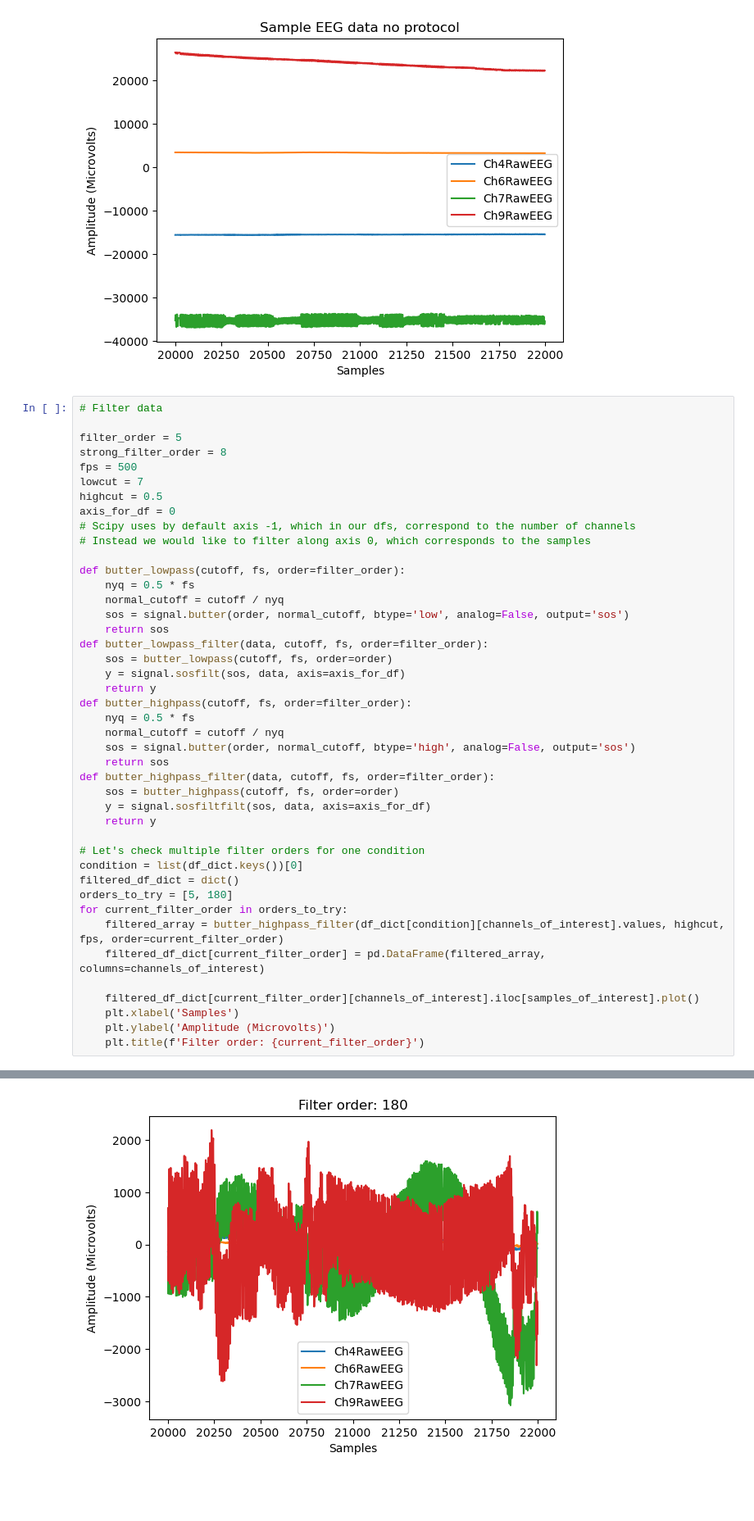
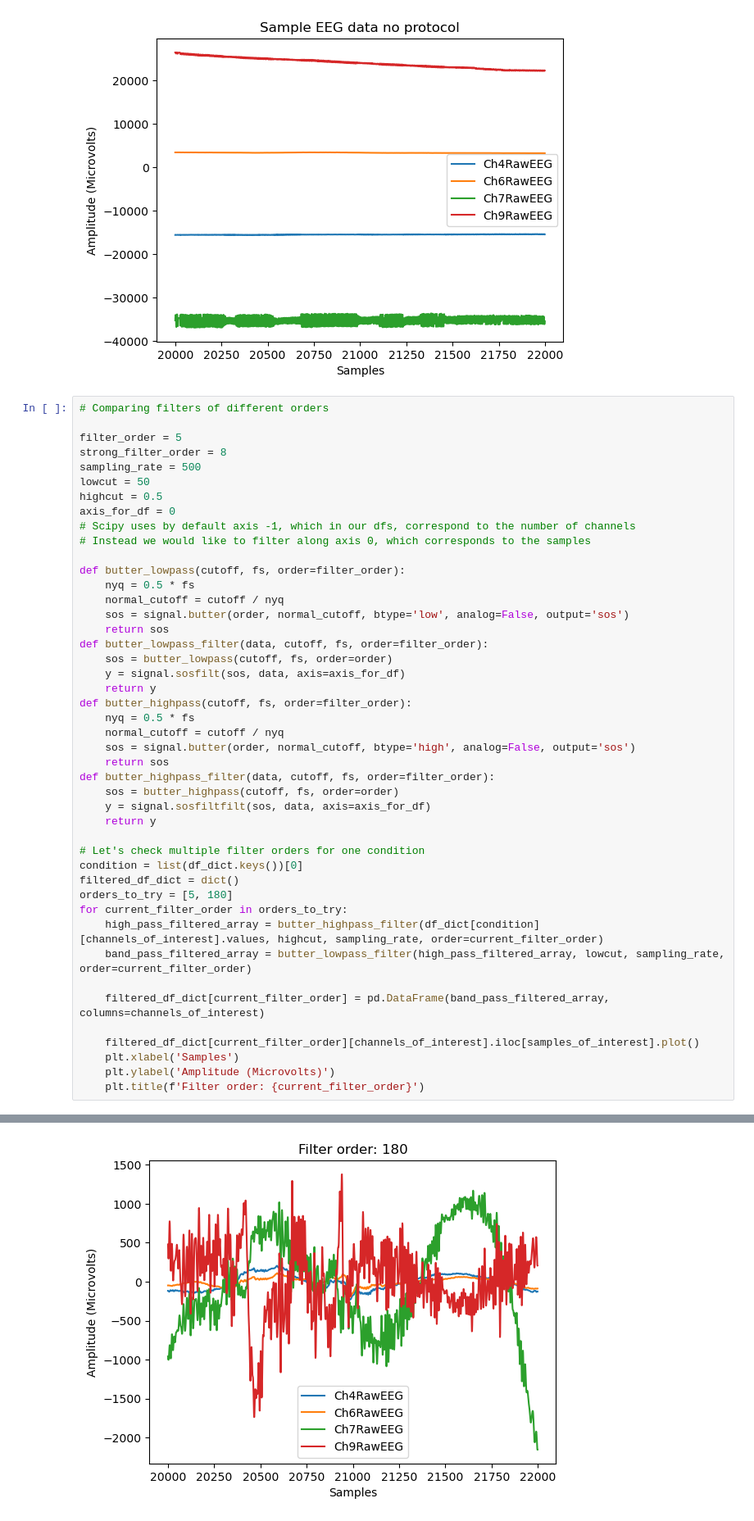
Before and after one commit to maviperu/focus-protocol-eeg-dl, a Jupyter notebook: scripts/Analyze Brain Data.ipynb, the cells around one changed output, grey strips where cells are left out. Shown at 82% size. Saved outputs shown, nothing was run; the diff lists cells and outputs as text; blank space fills up the shorter version.

```diff
--- a/scripts/Analyze Brain Data.ipynb
+++ b/scripts/Analyze Brain Data.ipynb
@@ -71,12 +72,12 @@ for title in df_dict:
 [figure]
 [figure]
 # %%
-# Filter data
+# Comparing filters of different orders
 
 filter_order = 5
 strong_filter_order = 8
-fps = 500
-lowcut = 7
+sampling_rate = 500
+lowcut = 50
 highcut = 0.5
 axis_for_df = 0
 # Scipy uses by default axis -1, which in our dfs, correspond to the number of channels
@@ -106,8 +107,10 @@ condition = list(df_dict.keys())[0]
 filtered_df_dict = dict()
 orders_to_try = [5, 180]
 for current_filter_order in orders_to_try:
-    filtered_array = butter_highpass_filter(df_dict[condition][channels_of_interest].values, highcut, fps, order=current_filter_order)
-    filtered_df_dict[current_filter_order] = pd.DataFrame(filtered_array, columns=channels_of_interest)
+    high_pass_filtered_array = butter_highpass_filter(df_dict[condition][channels_of_interest].values, highcut, sampling_rate, order=current_filter_order)
+    band_pass_filtered_array = butter_lowpass_filter(high_pass_filtered_array, lowcut, sampling_rate, order=current_filter_order)
+
+    filtered_df_dict[current_filter_order] = pd.DataFrame(band_pass_filtered_array, columns=channels_of_interest)
 
     filtered_df_dict[current_filter_order][channels_of_interest].iloc[samples_of_interest].plot()
     plt.xlabel('Samples')
@@ -118,2 +121,2 @@ for current_filter_order in orders_to_try:
-[figure, old version]
+[figure, new version]
 # %%
```
Also changed, not shown: parts of 33 cells of this notebook.
